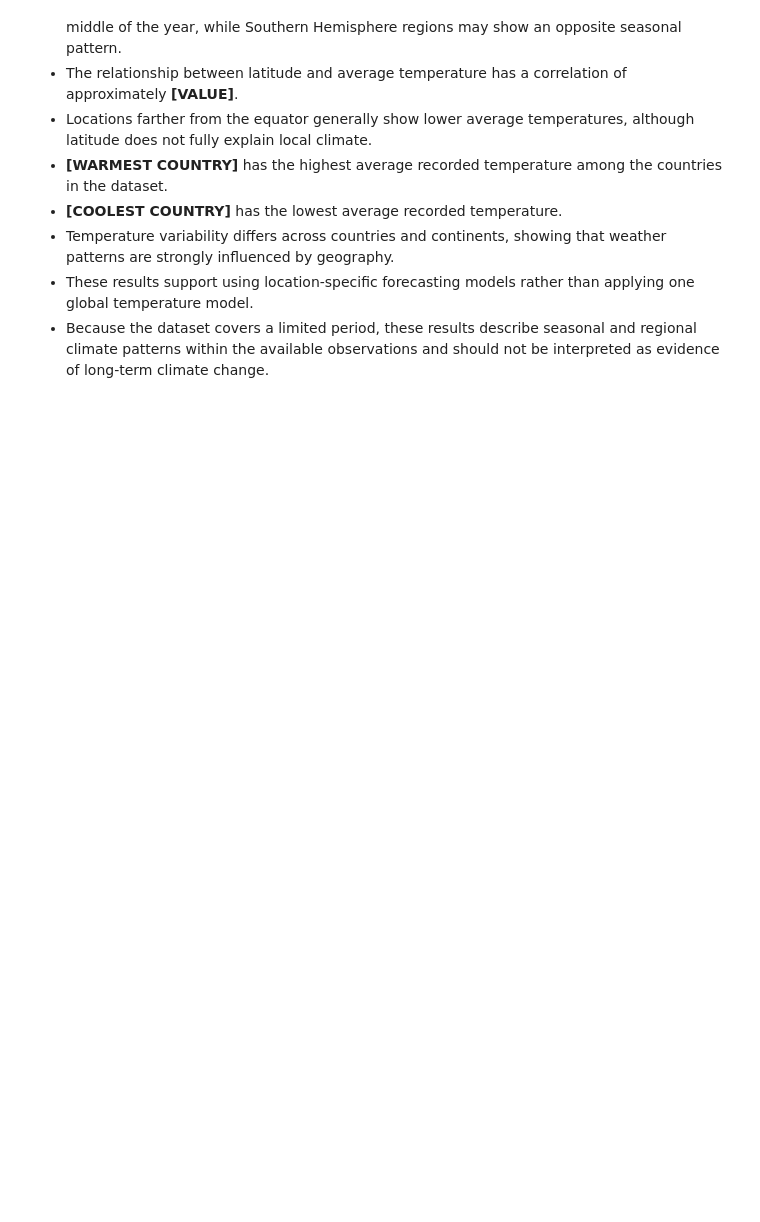
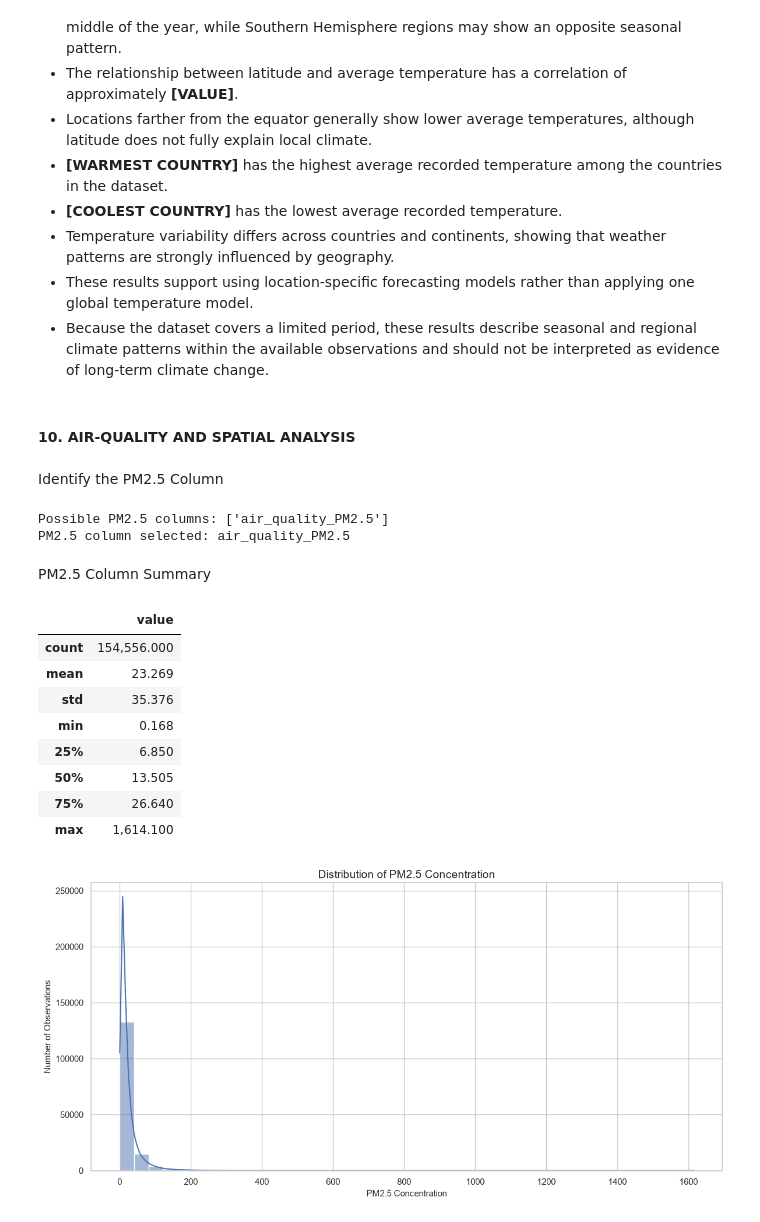
Before and after one commit to rajaraman04/Weather-Forecasting, a Jupyter notebook: weather_trend_forecasting.ipynb, the cells around one changed output. Saved outputs shown, nothing was run; the diff lists cells and outputs as text; code cells hidden in the pictures; blank space fills up the shorter version.

Commit message:
Performed air quality and spatial analysis

```diff
--- a/weather_trend_forecasting.ipynb
+++ b/weather_trend_forecasting.ipynb
@@ -1736,3 +1736,39 @@ display(climate_summary)
 - Because the dataset covers a limited period, these results describe seasonal
   and regional climate patterns within the available observations and should
   not be interpreted as evidence of long-term climate change.
+# %% [markdown]
+#### 10. AIR-QUALITY AND SPATIAL ANALYSIS
+# %% [markdown]
+Identify the PM2.5 Column
+# %%
+pm25_candidates = [column for column in df_clean.columns if ("pm2.5" in column.lower() or "pm2_5" in column.lower() or "pm25" in column.lower())]
+print("Possible PM2.5 columns:", pm25_candidates)
+if not pm25_candidates:
+    raise KeyError("No PM2.5 column was found in the dataset.")
+PM25_COLUMN = pm25_candidates[0]
+print(f"PM2.5 column selected: {PM25_COLUMN}")
+# %% [output]
+Possible PM2.5 columns: ['air_quality_PM2.5']
+PM2.5 column selected: air_quality_PM2.5
+# %% [markdown]
+PM2.5 Column Summary
+# %%
+display(df_clean[PM25_COLUMN].describe().rename("value").to_frame())
+plt.figure(figsize=(12,6))
+sns.histplot(data=df_clean,x=PM25_COLUMN,bins=40,kde=True)
+plt.title("Distribution of PM2.5 Concentration")
+plt.xlabel("PM2.5 Concentration")
+plt.ylabel("Number of Observations")
+plt.tight_layout()
+plt.show()
+# %% [output]
+|  | value |
+| count | 154,556.000 |
+| mean | 23.269 |
+| std | 35.376 |
+| min | 0.168 |
+| 25% | 6.850 |
+| 50% | 13.505 |
+| 75% | 26.640 |
+| max | 1,614.100 |
+[figure, added]
```
Also changed, not shown: parts of 20 cells of this notebook.
